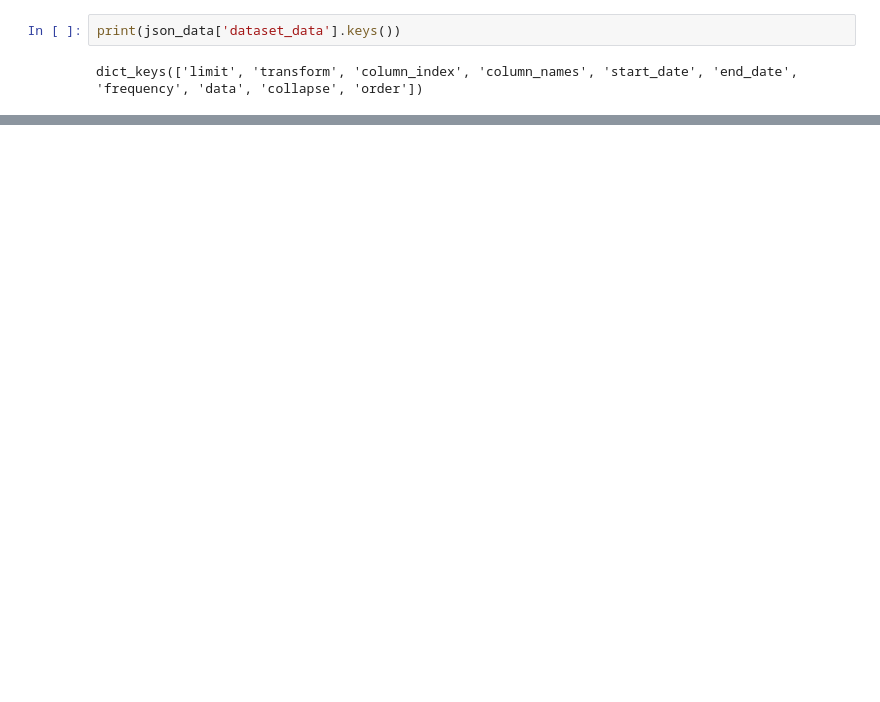
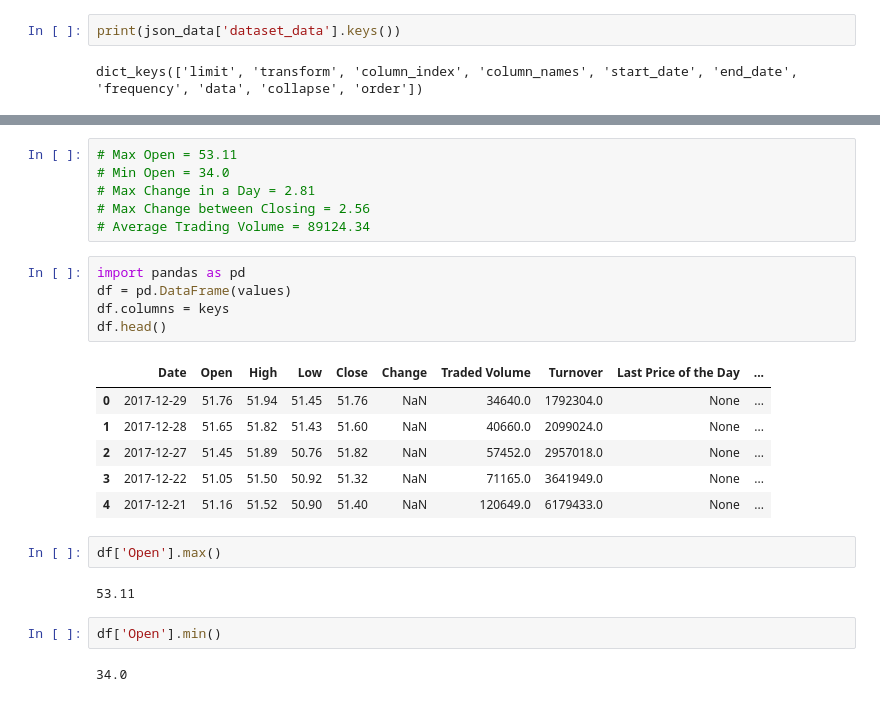
Before and after one commit to AMersman/BootcampAssingments, a Jupyter notebook: API_Project/API_project.ipynb, the cells around one changed output, grey strips where cells are left out. Drawn from its saved outputs; the diff is of its cells as text; blank space fills up the shorter version.

Commit message:
Final with Pandas verification

```diff
--- a/API_Project/API_project.ipynb
+++ b/API_Project/API_project.ipynb
@@ -41,0 +105,26 @@ print(data_dict)
+# %%
+# Max Open = 53.11
+# Min Open = 34.0
+# Max Change in a Day = 2.81
+# Max Change between Closing = 2.56
+# Average Trading Volume = 89124.34
+# %%
+import pandas as pd
+df = pd.DataFrame(values)
+df.columns = keys
+df.head()
+# %% [output]
+|  | Date | Open | High | Low | Close | Change | Traded Volume | Turnover | Last Price of the Day | ... |
+| 0 | 2017-12-29 | 51.76 | 51.94 | 51.45 | 51.76 | NaN | 34640.0 | 1792304.0 | None | ... |
+| 1 | 2017-12-28 | 51.65 | 51.82 | 51.43 | 51.60 | NaN | 40660.0 | 2099024.0 | None | ... |
+| 2 | 2017-12-27 | 51.45 | 51.89 | 50.76 | 51.82 | NaN | 57452.0 | 2957018.0 | None | ... |
+| 3 | 2017-12-22 | 51.05 | 51.50 | 50.92 | 51.32 | NaN | 71165.0 | 3641949.0 | None | ... |
+| 4 | 2017-12-21 | 51.16 | 51.52 | 50.90 | 51.40 | NaN | 120649.0 | 6179433.0 | None | ... |
+# %%
+df['Open'].max()
+# %% [output]
+53.11
+# %%
+df['Open'].min()
+# %% [output]
+34.0
```
Also changed, not shown: parts of 15 cells of this notebook.
